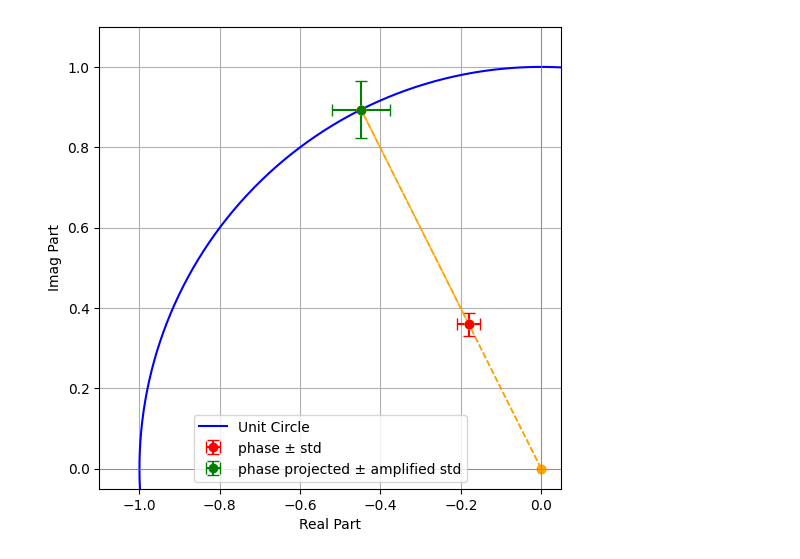
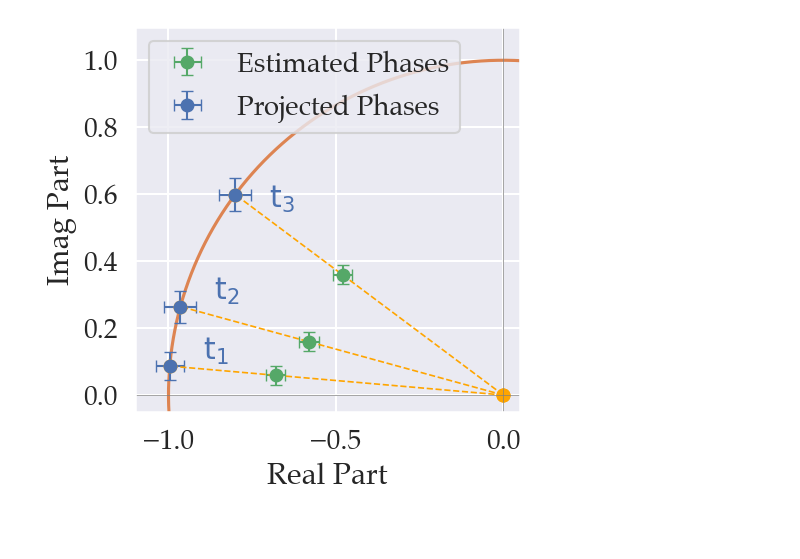
Before and after one commit to erenaykrcn/ccU, a Jupyter notebook: examples/TFIM2d/QPE_ErrorBar.ipynb, the cells around one changed output. Cells and saved outputs as stored; diff of their text form; code cells hidden in the pictures; blank space fills up the shorter version.

```diff
--- a/examples/TFIM2d/QPE_ErrorBar.ipynb
+++ b/examples/TFIM2d/QPE_ErrorBar.ipynb
@@ -1,6 +1,8 @@
 # %%
 import matplotlib.pyplot as plt
 import numpy as np
+
+plt.figure(figsize=(5, 5))
 
 # Unit circle
 theta = np.linspace(0, 2 * np.pi, 500)
@@ -8,48 +10,81 @@ x = np.cos(theta)
 y = np.sin(theta)
 
 # First point
-ph1 = (-0.18 + 0.359j)
+ph1 = (-0.48 + 0.359j)
 std1 = 0.02877853172
 x1, y1 = ph1.real, ph1.imag
 
 # Second point
 ph2 = ph1/np.abs(ph1)
 std2 = std1/np.abs(ph1)
 x2, y2 = ph2.real, ph2.imag
 
-# Create plot
-plt.figure(figsize=(6, 6))
 
 # Plot unit circle
-plt.plot(x, y, label='Unit Circle', color='blue')
+plt.plot(x, y, color=palette[1])
 
 # Plot first point with error bars
-plt.errorbar(x1, y1, xerr=std1, yerr=std1, fmt='o', color='red',
-             ecolor='red', elinewidth=1.5, capsize=4, label='phase ± std')
+plt.errorbar(x1, y1, xerr=std1, yerr=std1, fmt='o', color=palette[2],
+             ecolor=palette[2], elinewidth=1.5, capsize=4)
+
+
+ph = (-0.58 + 0.159j)
+std1 = 0.02877853172
+x3, y3 = ph.real, ph.imag
+plt.errorbar(x3, y3, xerr=std1, yerr=std1, fmt='o', color=palette[2],
+             ecolor=palette[2], elinewidth=1.5, capsize=4, label='Estimated Phases')
+ph_ = (-0.68 + 0.059j)
+std1 = 0.02877853172
+x_, y_ = ph_.real, ph_.imag
+plt.errorbar(x_, y_, xerr=std1, yerr=std1, fmt='o', color=palette[2],
+             ecolor=palette[2], elinewidth=1.5, capsize=4)
+
+
+ph4 = ph/np.abs(ph)
+std4 = std1/np.abs(ph)
+x4, y4 = ph4.real, ph4.imag
+plt.errorbar(x4, y4, xerr=std4, yerr=std4, fmt='o', color=palette[0],
+             ecolor=palette[0], elinewidth=1.5, capsize=4, label='Projected Phases')
+
+ph5 = ph_/np.abs(ph_)
+std4 = std1/np.abs(ph_)
+x5, y5 = ph5.real, ph5.imag
+plt.errorbar(x5, y5, xerr=std4, yerr=std4, fmt='o', color=palette[0],
+             ecolor=palette[0], elinewidth=1.5, capsize=4)
+
 
 # Plot second point with error bars
-plt.errorbar(x2, y2, xerr=std2, yerr=std2, fmt='o', color='green',
-             ecolor='green', elinewidth=1.5, capsize=4, label='phase projected ± amplified std')
+plt.errorbar(x2, y2, xerr=std2, yerr=std2, fmt='o', color=palette[0],
+             ecolor=palette[0], elinewidth=1.5, capsize=4)
 
 # Dotted orange lines
-plt.plot([0, x1], [0, y1], 'o--', color='orange', linewidth=1.2)
+#plt.plot([0, x1], [0, y1], 'o--', color='orange', linewidth=1.2)
 plt.plot([0, x2], [0, y2], 'o--', color='orange', linewidth=1.2)
-plt.plot([x1, x2], [y1, y2], 'o--', color='orange', linewidth=1.2)
+plt.plot([0, x4], [0, y4], 'o--', color='orange', linewidth=1.2)
+plt.plot([0, x5], [0, y5], 'o--', color='orange', linewidth=1.2)
+#plt.plot([x1, x2], [y1, y2], 'o--', color='orange', linewidth=1.2)
 
 # Styling
 plt.axhline(0, color='gray', linewidth=0.5)
 plt.axvline(0, color='gray', linewidth=0.5)
 plt.gca().set_aspect('equal', adjustable='box')
 plt.grid(True)
-plt.legend()
+plt.legend(loc='upper left')
+
 
 # Limit to top-left quadrant: +Y and -X
 plt.xlim(-1.1, 0.05)
 plt.ylim(-0.05, 1.1)
 plt.xlabel("Real Part")
 plt.ylabel("Imag Part")
 
-plt.show()
+
+
+plt.annotate(r'$\text{t}_1$', (x5+0.1, y5+.02), color=palette[0])
+plt.annotate(r'$\text{t}_2$', (x4+0.1, y4+.02), color=palette[0])
+plt.annotate(r'$\text{t}_3$', (x2+0.1, y2-.04), color=palette[0])
+
+plt.savefig('../figs/project_phases.pdf')
 # %% [output]
-[figure, old version]
+[figure, new version]
 # %%
```
Also changed, not shown: parts of 14 cells of this notebook, 47 other files.
